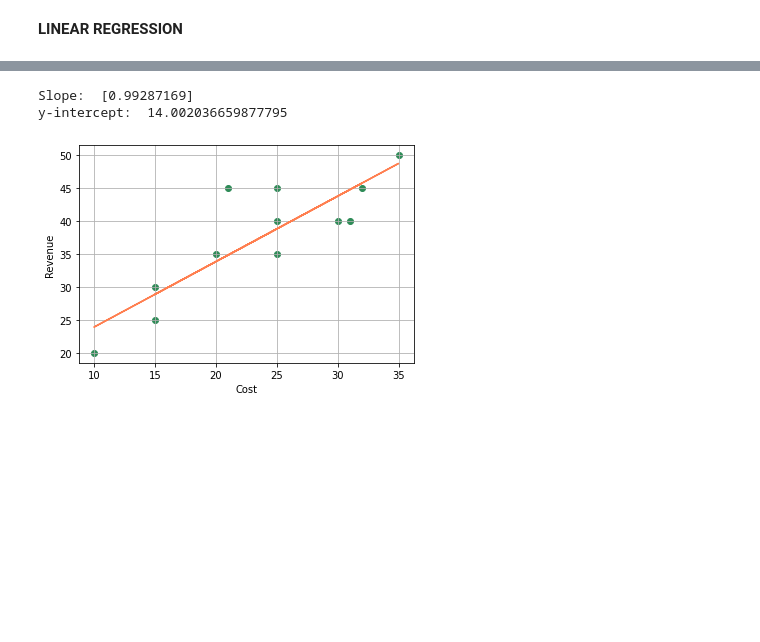
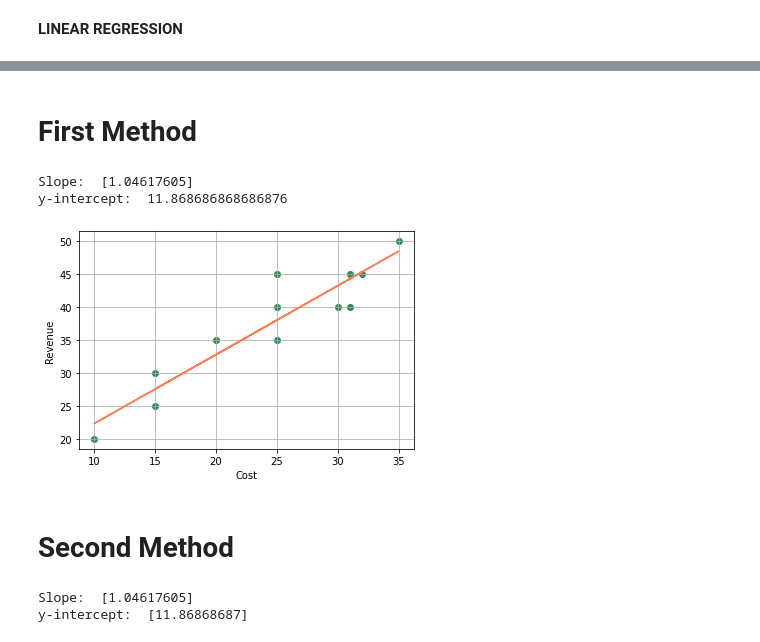
Before and after one commit to TiffanyHizon/Linear_Algebra_58051, a Jupyter notebook: Final Exam/LinAlg_58051_Hizon_Final_Exam.ipynb, the cells around one changed output, grey strips where cells are left out. Drawn from its saved outputs; the diff is of its cells as text; code cells hidden in the pictures; blank space fills up the shorter version.

```diff
--- a/Final Exam/LinAlg_58051_Hizon_Final_Exam.ipynb
+++ b/Final Exam/LinAlg_58051_Hizon_Final_Exam.ipynb
@@ -15,17 +16,51 @@ revPredict = linReg.predict(Cost)
+# %%
+regressionData = "regression data.csv"
+data = pd.read_csv(regressionData)
+
+cost = data.iloc[:,0] #independent
+revenue = data.iloc[:,1] #dependent
+# %% [markdown]
+# **First Method**
+# %%
+linReg = LinearRegression()
+#cost = cost.values.reshape(-1, 1)
+#revenue = revenue.values.reshape(-1,1)
+linReg.fit(cost, revenue)
+revPredict = linReg.predict(cost)
 # %%
 print("Slope: ", linReg.coef_) #Printing the slope of the line
 print("y-intercept: ", linReg.intercept_) #Printing the y-intercept
 # %% [output]
-Slope:  [0.99287169]
-y-intercept:  14.002036659877795
+Slope:  [1.04617605]
+y-intercept:  11.868686868686876
 # %%
 plt.xlabel("Cost")
 plt.ylabel("Revenue")
 
-plt.scatter(Cost, Revenue, color="seagreen")
-plt.plot(Cost, revPredict, color="coral")
+plt.scatter(cost, revenue, color="seagreen")
+plt.plot(cost, revPredict, color="coral")
 
 plt.grid()
 plt.show()
 # %% [output]
-[figure, old version]
+[figure, new version]
+# %% [markdown]
+# **Second Method**
+# %%
+costMean = np.mean(cost)
+revMean = np.mean(revenue)
+
+slopeNum = 0
+slopeDen = 0
+
+for iteration in range(len(cost)):
+  slopeNum += (cost[iteration] - costMean) * (revenue[iteration] - revMean)
+  slopeDen += (cost[iteration] - costMean) ** 2
+  slope = np.divide(slopeNum, slopeDen)
+  intercept = revMean - (slope * costMean)
+
+print("Slope: ", slope)
+print("y-intercept: ", intercept)
+# %% [output]
+Slope:  [1.04617605]
+y-intercept:  [11.86868687]
```
Also changed, not shown: parts of 7 cells of this notebook.
